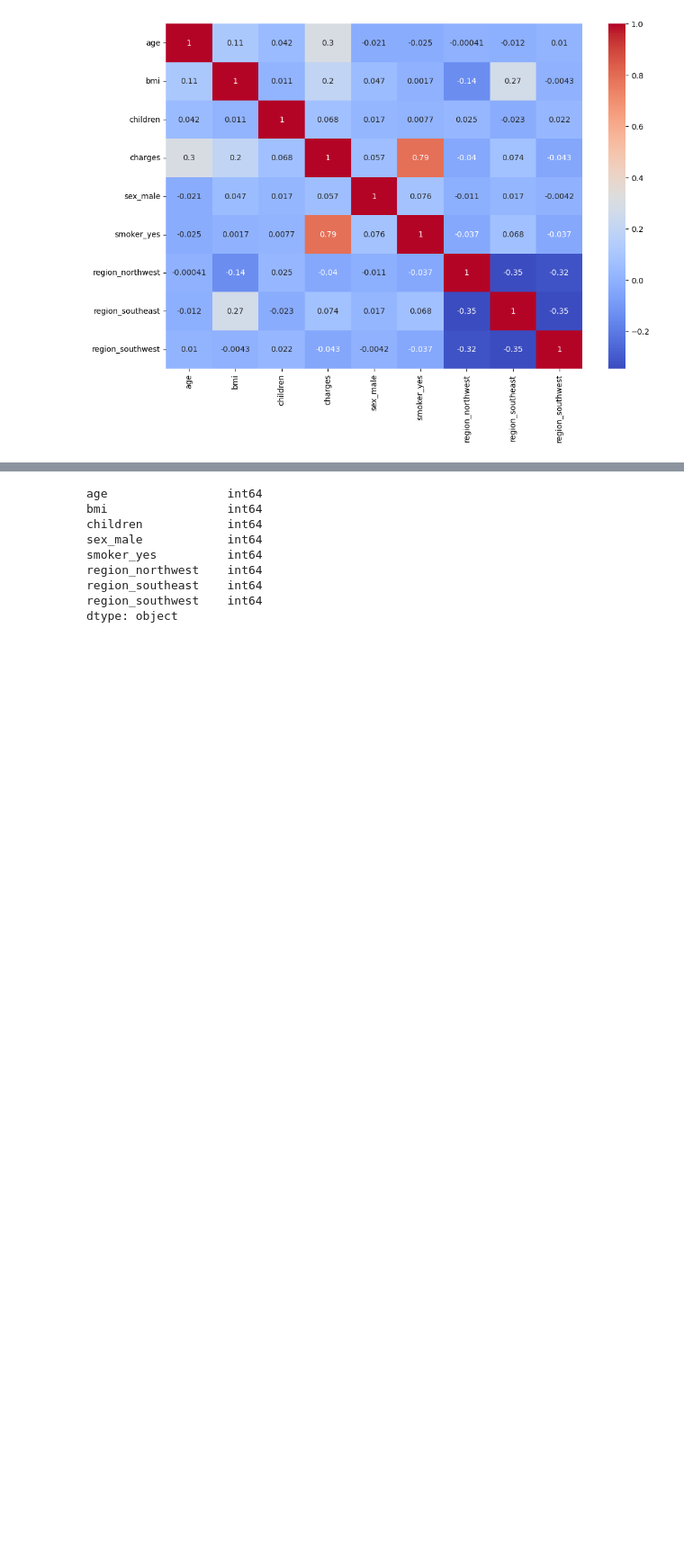
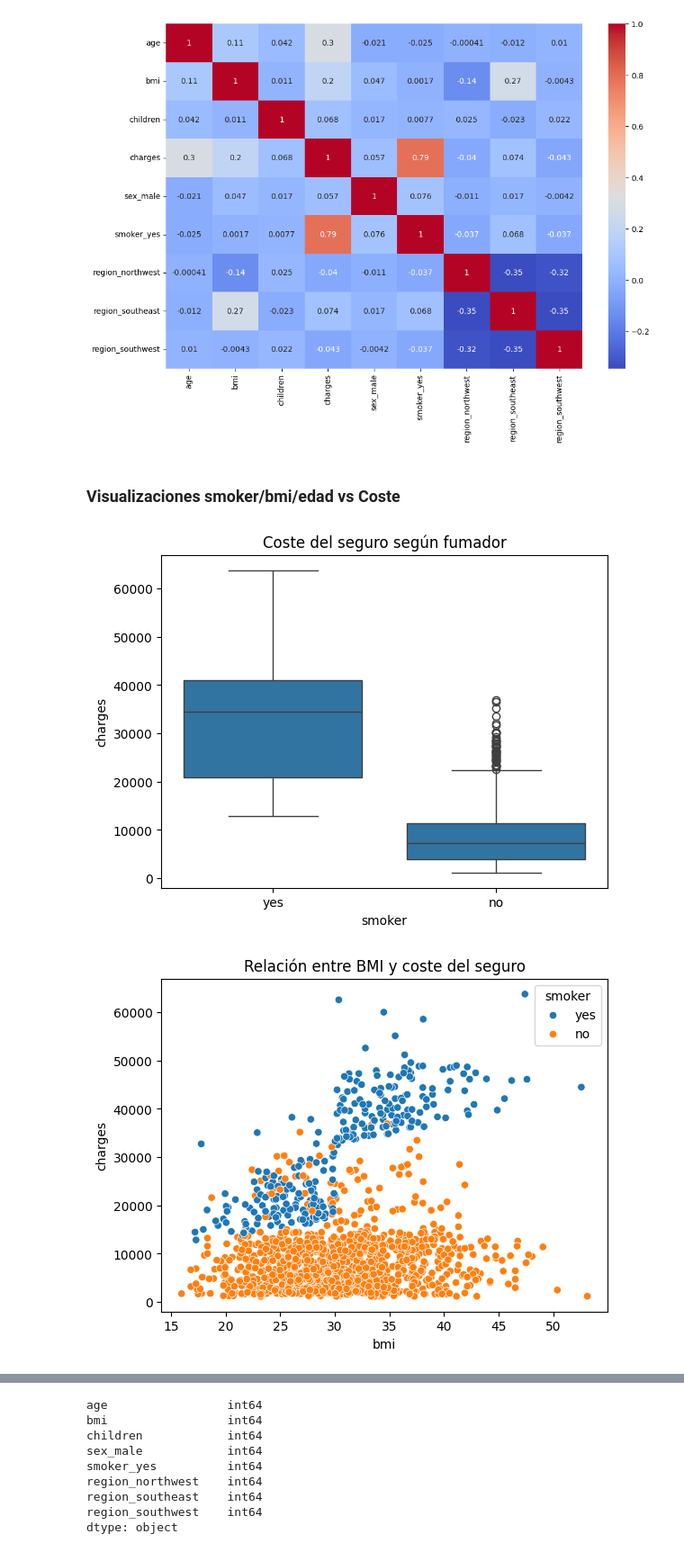
Before and after one commit to 4GeeksAcademy/ViceVareles_Bea_Intro_ML, a Jupyter notebook: src/02-linear-regression.ipynb, the cells around one changed output, grey strips where cells are left out. Shown at 90% size. Saved outputs shown, nothing was run; the diff lists cells and outputs as text; code cells hidden in the pictures; blank space fills up the shorter version.

```diff
--- a/src/02-linear-regression.ipynb
+++ b/src/02-linear-regression.ipynb
@@ -149,3 +151,20 @@ sns.heatmap(df_numerico.corr(), annot=True, cmap='coolwarm')
 plt.show()
 # %% [output]
 [figure]
+# %% [markdown]
+### Visualizaciones smoker/bmi/edad vs Coste
+# %%
+sns.boxplot(x='smoker', y='charges', data=df)
+plt.title("Coste del seguro según fumador")
+plt.show()
+
+sns.scatterplot(x='bmi', y='charges', hue='smoker', data=df)
+plt.title("Relación entre BMI y coste del seguro")
+plt.show()
+
+sns.scatterplot(x='age', y='charges', hue='smoker', data=df)
+plt.title("Edad vs Coste del seguro")
+plt.show()
+# %% [output]
+[figure, added]
+[figure, added]
```
Also changed, not shown: parts of 6 cells of this notebook, 1 other file.
